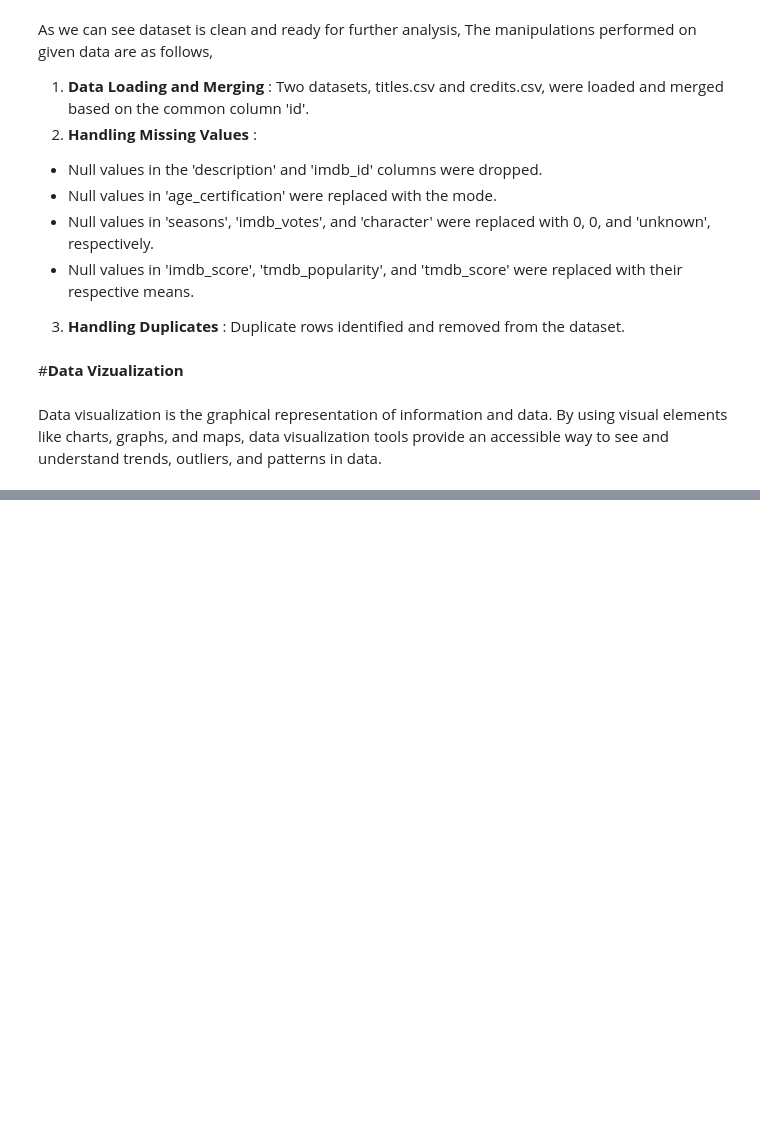
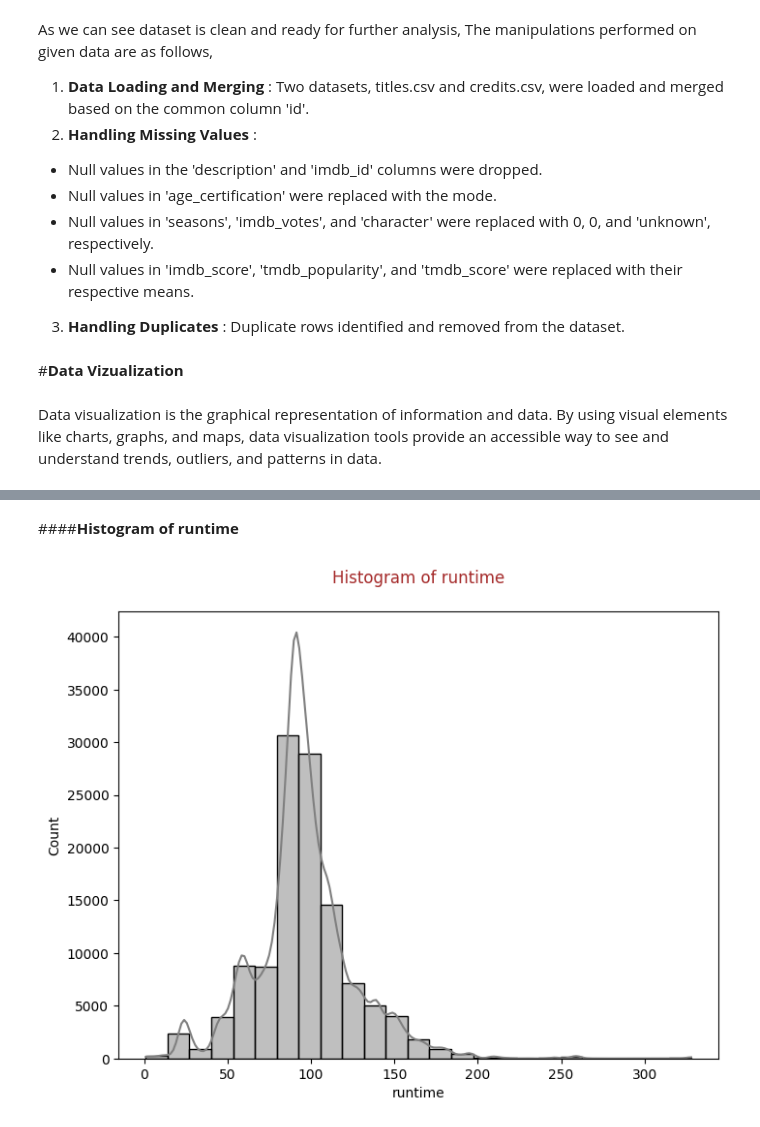
Before and after one commit to Sandeshh16/Amazon-Prime-TV-Shows-and-Movies-EDA, a Jupyter notebook: Amazon_prime_EDA.ipynb, the cells around one changed output, grey strips where cells are left out. Cells and saved outputs as stored; diff of their text form; code cells hidden in the pictures; blank space fills up the shorter version.

```diff
--- a/Amazon_prime_EDA.ipynb
+++ b/Amazon_prime_EDA.ipynb
@@ -468,0 +459,10 @@ Reasoning: To track the trend of TMDb popularity for TV shows with different num
+# %% [markdown]
+####**Histogram of runtime**
+# %%
+# Histogram of runtime
+plt.figure(figsize = (8,6))
+sns.histplot(data = data, x = 'runtime', bins = 25, color = 'grey', kde = True)
+plt.title('Histogram of runtime\n', color = 'brown')
+plt.show()
+# %% [output]
+[figure, added]
```
Also changed, not shown: parts of 96 cells of this notebook.
